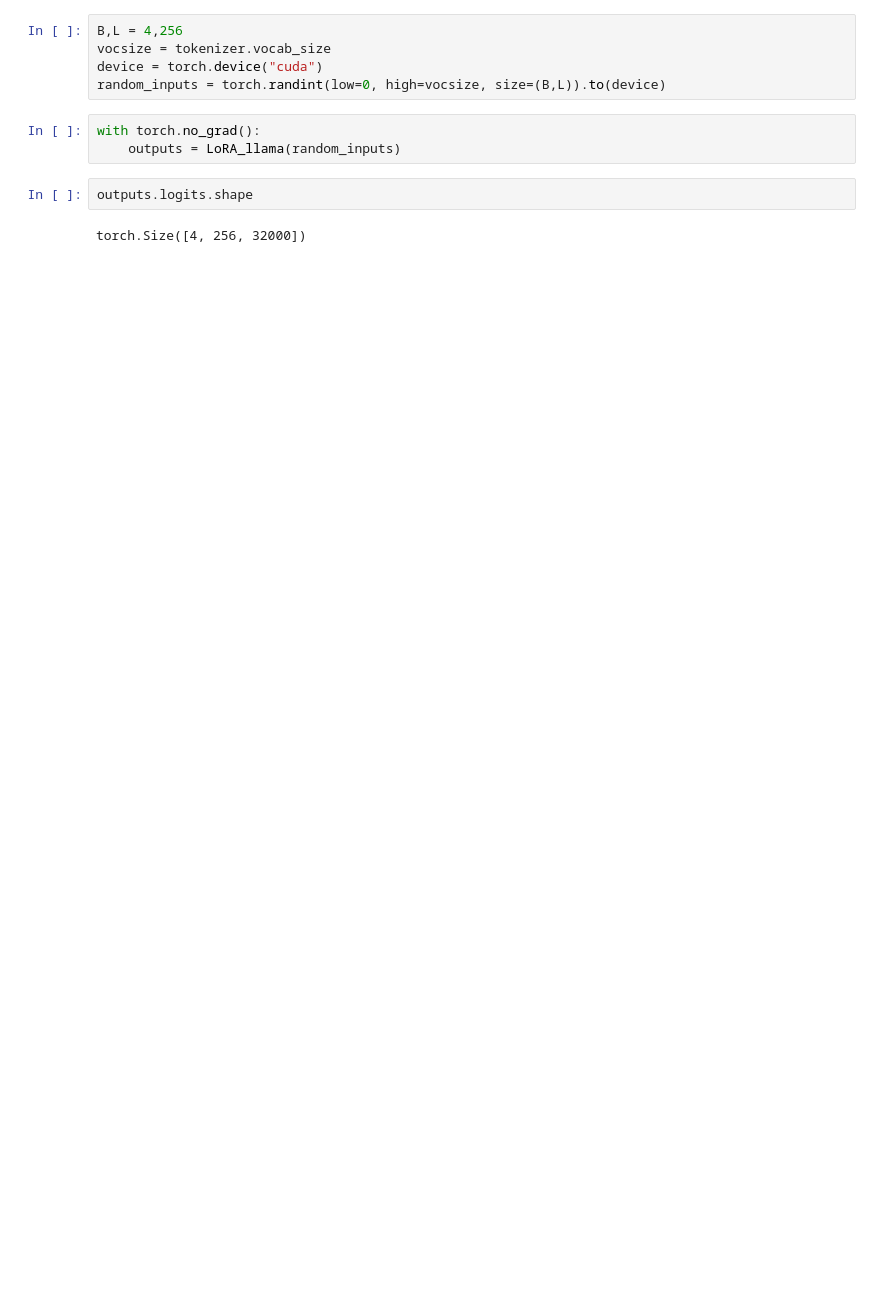
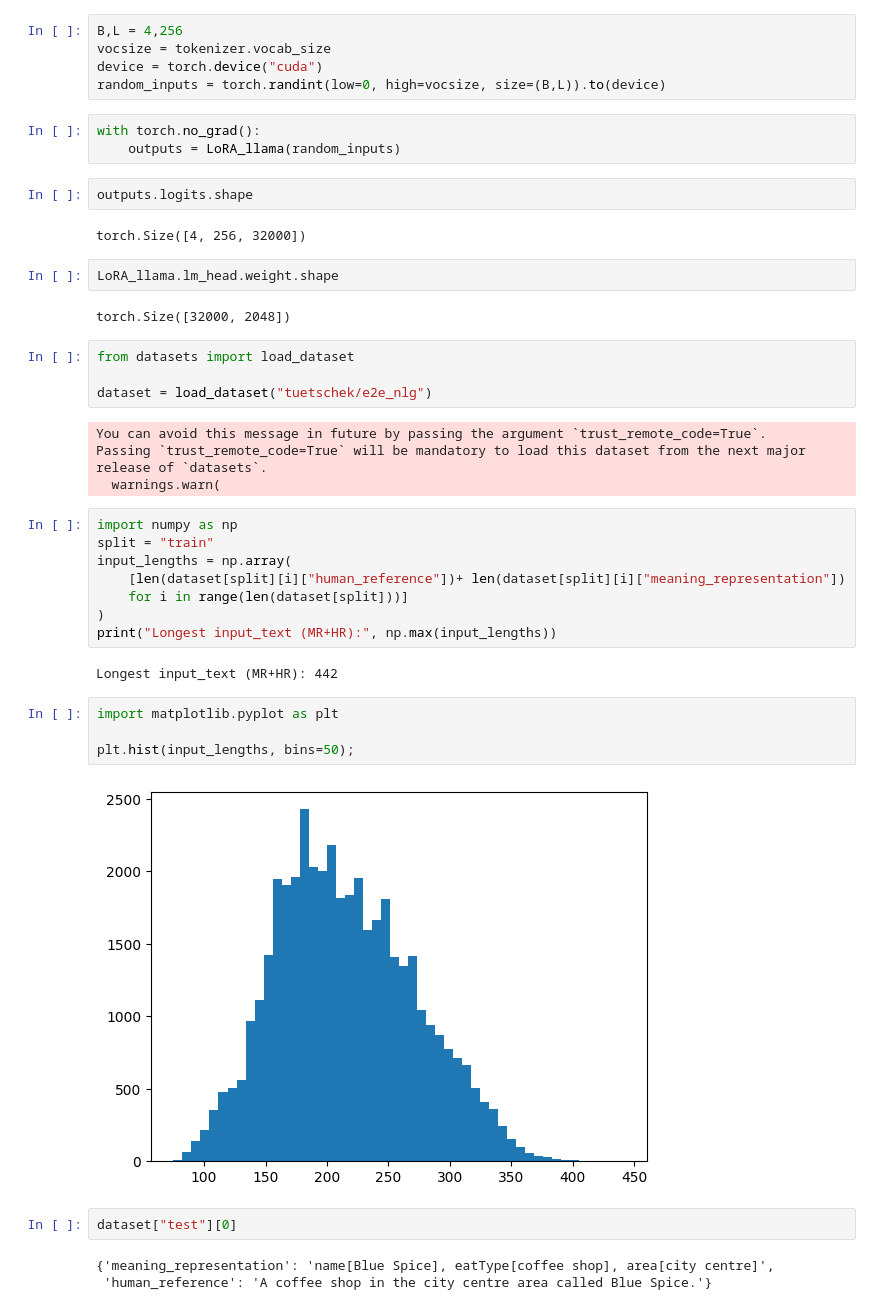
Before and after one commit to MichelHUANGGit/M2IASD, a Jupyter notebook: NLP/LoRA/tinyllama.ipynb, the cells around one changed output. Saved outputs shown, nothing was run; the diff lists cells and outputs as text; blank space fills up the shorter version.

Commit message:
training file

```diff
--- a/NLP/LoRA/tinyllama.ipynb
+++ b/NLP/LoRA/tinyllama.ipynb
@@ -87,3 +54,36 @@ with torch.no_grad():
 outputs.logits.shape
 # %% [output]
 torch.Size([4, 256, 32000])
+# %%
+LoRA_llama.lm_head.weight.shape
+# %% [output]
+torch.Size([32000, 2048])
+# %%
+from datasets import load_dataset
+
+dataset = load_dataset("tuetschek/e2e_nlg")
+# %% [output]
+You can avoid this message in future by passing the argument `trust_remote_code=True`.
+Passing `trust_remote_code=True` will be mandatory to load this dataset from the next major release of `datasets`.
+  warnings.warn(
+# %%
+import numpy as np
+split = "train"
+input_lengths = np.array(
+    [len(dataset[split][i]["human_reference"])+ len(dataset[split][i]["meaning_representation"])
+    for i in range(len(dataset[split]))]
+)
+print("Longest input_text (MR+HR):", np.max(input_lengths))
+# %% [output]
+Longest input_text (MR+HR): 442
+# %%
+import matplotlib.pyplot as plt
+
+plt.hist(input_lengths, bins=50);
+# %% [output]
+[figure, added]
+# %%
+dataset["test"][0]
+# %% [output]
+{'meaning_representation': 'name[Blue Spice], eatType[coffee shop], area[city centre]',
+ 'human_reference': 'A coffee shop in the city centre area called Blue Spice.'}
```
Also changed, not shown: parts of 25 cells of this notebook, 7 other files.
